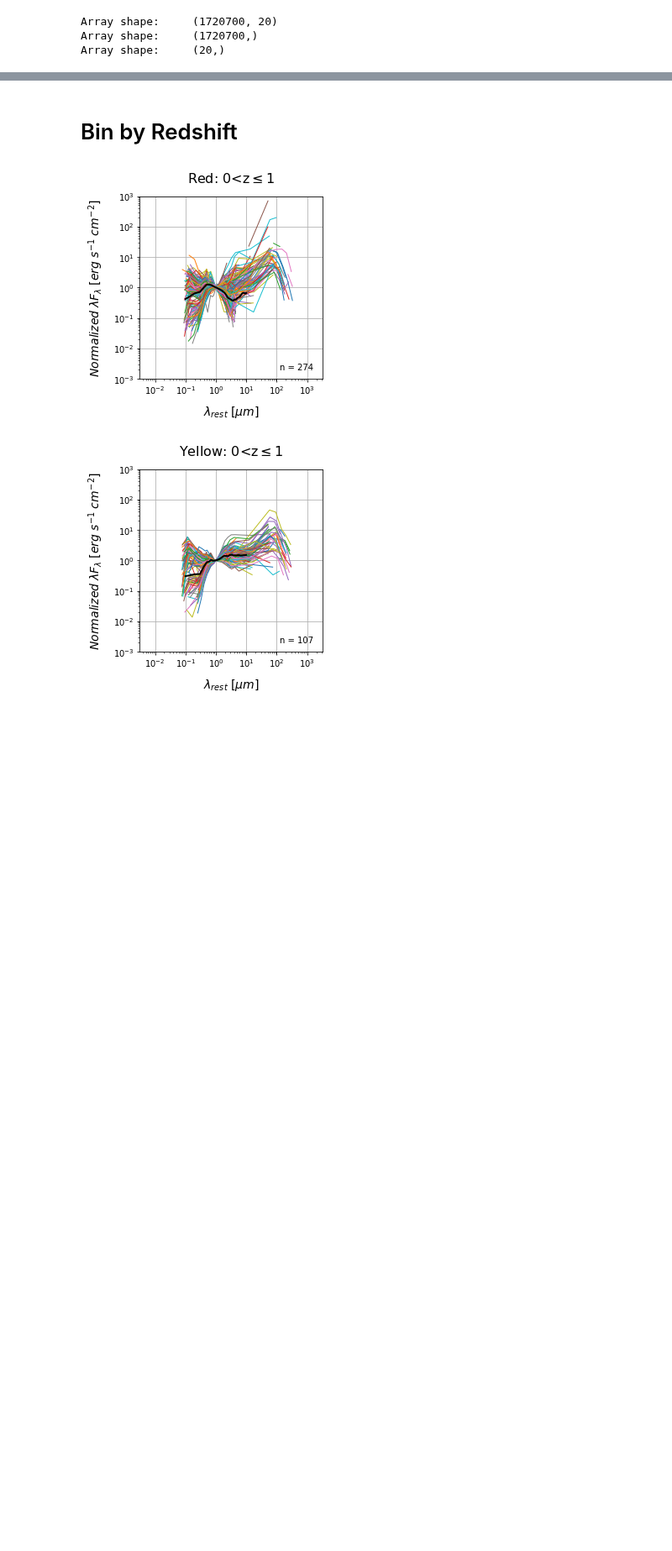
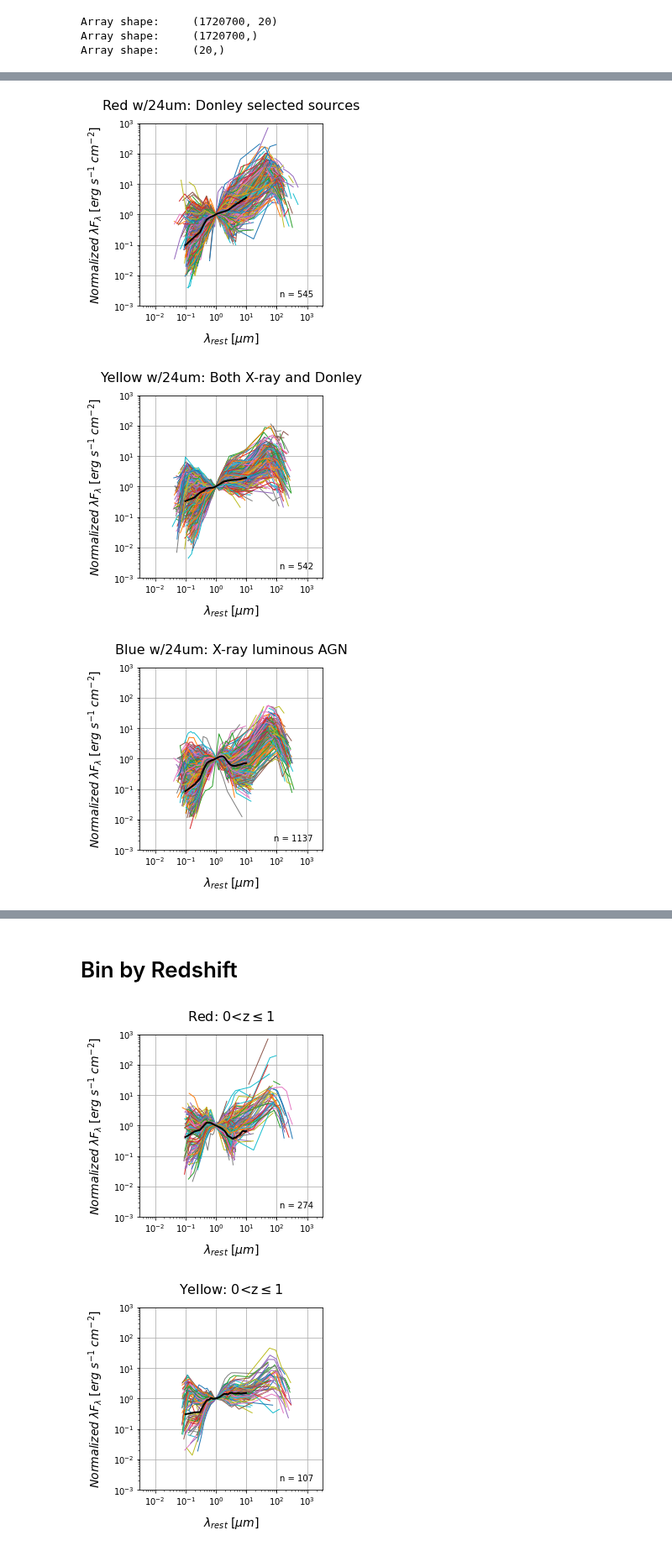
Before and after one commit to parallax-xallaraq/IfA-REU-Project, a Jupyter notebook: Code/Make_SED_RedYelBlu.ipynb, the cells around one changed output, grey strips where cells are left out. Shown at 84% size. Saved outputs shown, nothing was run; the diff lists cells and outputs as text; code cells hidden in the pictures; blank space fills up the shorter version.

```diff
--- a/Code/Make_SED_RedYelBlu.ipynb
+++ b/Code/Make_SED_RedYelBlu.ipynb
@@ -195,2 +184,11 @@ SED.PlotSED(bni_lamR_A, bni_lamFlam_ergscm2_norm, save=path_fig+'\COSMOS_SED_bni
+# %%
+# plot SEDs for all color AGN with 24um detections
+SED.PlotSED(agn_lamR_A[R24], agn_lamFlam_ergscm2_norm[R24], save=path_fig+'\COSMOS_SED_r24.png', title='Red w/24um: Donley selected sources')
+SED.PlotSED(agn_lamR_A[Y24], agn_lamFlam_ergscm2_norm[Y24], save=path_fig+'\COSMOS_SED_y24.png', title='Yellow w/24um: Both X-ray and Donley')
+SED.PlotSED(agn_lamR_A[B24], agn_lamFlam_ergscm2_norm[B24], save=path_fig+'\COSMOS_SED_b24.png', title='Blue w/24um: X-ray luminous AGN')
+# %% [output]
+[figure, added]
+[figure, added]
+[figure, added]
 # %%
 # get array for all sources
```
Also changed, not shown: parts of 36 cells of this notebook, 11 other files.
